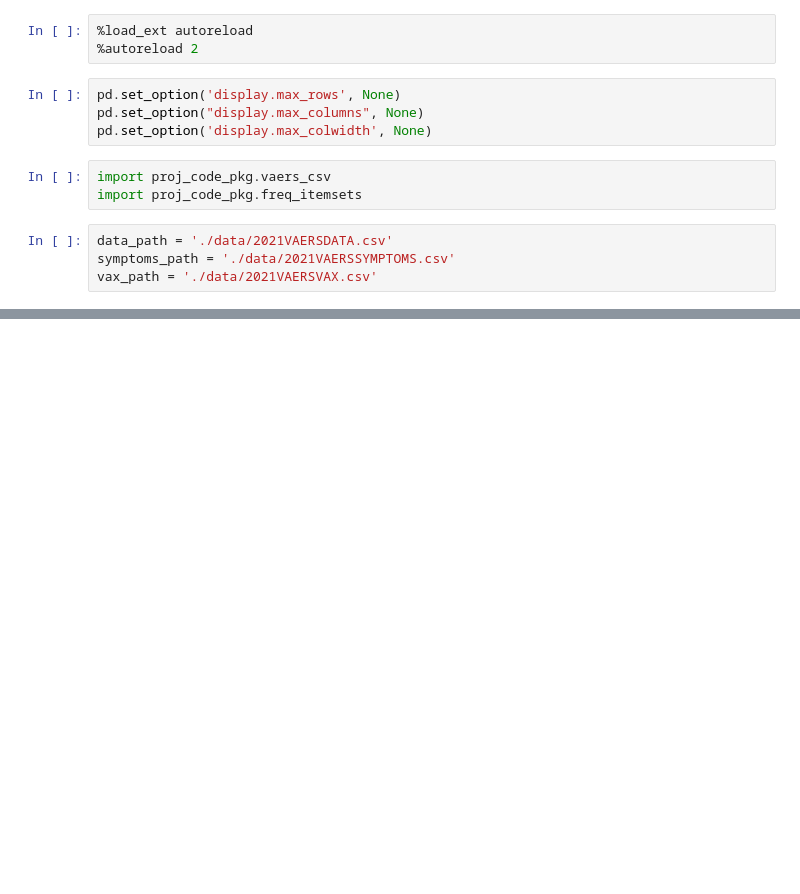
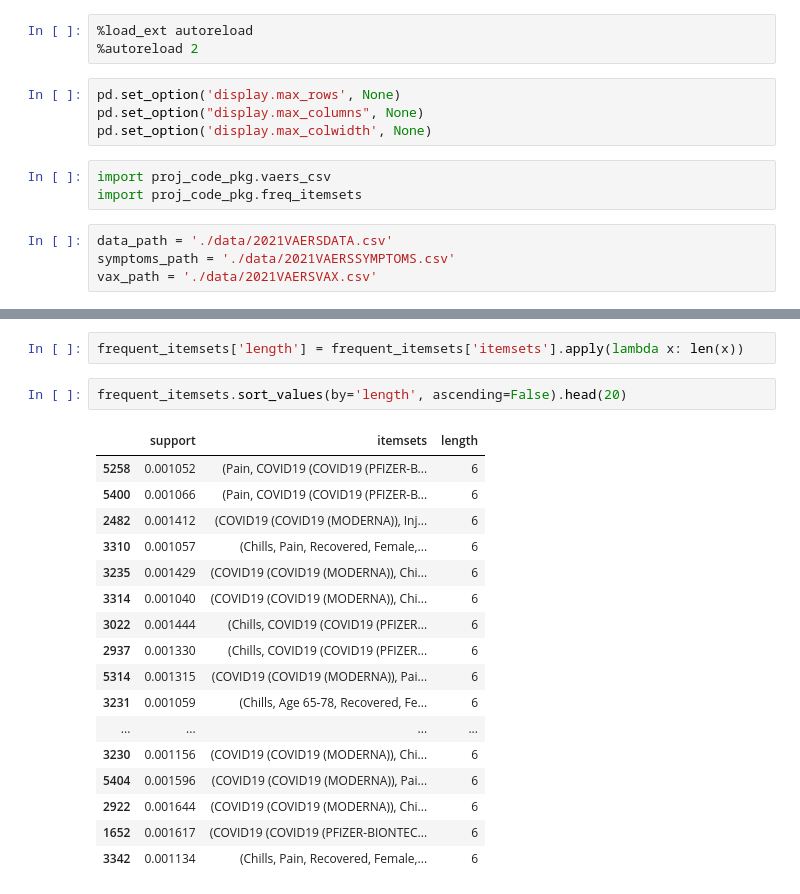
Before and after one commit to dougjih/big-data-algorithms-group-project, a Jupyter notebook: frequent_itemsets.ipynb, the cells around one changed output, grey strips where cells are left out. Saved outputs shown, nothing was run; the diff lists cells and outputs as text; blank space fills up the shorter version.

```diff
--- a/frequent_itemsets.ipynb
+++ b/frequent_itemsets.ipynb
@@ -106,3 +123,25 @@ frequent_itemsets.head(200)
+# %%
+frequent_itemsets['length'] = frequent_itemsets['itemsets'].apply(lambda x: len(x))
+# %%
+frequent_itemsets.sort_values(by='length', ascending=False).head(20)
+# %% [output]
+|  | support | itemsets | length |
+| 5258 | 0.001052 | (Pain, COVID19 (COVID19 (PFIZER-B... | 6 |
+| 5400 | 0.001066 | (Pain, COVID19 (COVID19 (PFIZER-B... | 6 |
+| 2482 | 0.001412 | (COVID19 (COVID19 (MODERNA)), Inj... | 6 |
+| 3310 | 0.001057 | (Chills, Pain, Recovered, Female,... | 6 |
+| 3235 | 0.001429 | (COVID19 (COVID19 (MODERNA)), Chi... | 6 |
+| 3314 | 0.001040 | (COVID19 (COVID19 (MODERNA)), Chi... | 6 |
+| 3022 | 0.001444 | (Chills, COVID19 (COVID19 (PFIZER... | 6 |
+| 2937 | 0.001330 | (Chills, COVID19 (COVID19 (PFIZER... | 6 |
+| 5314 | 0.001315 | (COVID19 (COVID19 (MODERNA)), Pai... | 6 |
+| 3231 | 0.001059 | (Chills, Age 65-78, Recovered, Fe... | 6 |
+| ... | ... | ... | ... |
+| 3230 | 0.001156 | (COVID19 (COVID19 (MODERNA)), Chi... | 6 |
+| 5404 | 0.001596 | (COVID19 (COVID19 (MODERNA)), Pai... | 6 |
+| 2922 | 0.001644 | (COVID19 (COVID19 (MODERNA)), Chi... | 6 |
+| 1652 | 0.001617 | (COVID19 (COVID19 (PFIZER-BIONTEC... | 6 |
+| 3342 | 0.001134 | (Chills, Pain, Recovered, Female,... | 6 |
 # %%
 %%time
 assoc_rules = mlxtend.frequent_patterns.association_rules(frequent_itemsets, metric="confidence", min_threshold=0.8)
```
Also changed, not shown: parts of 10 cells of this notebook.
